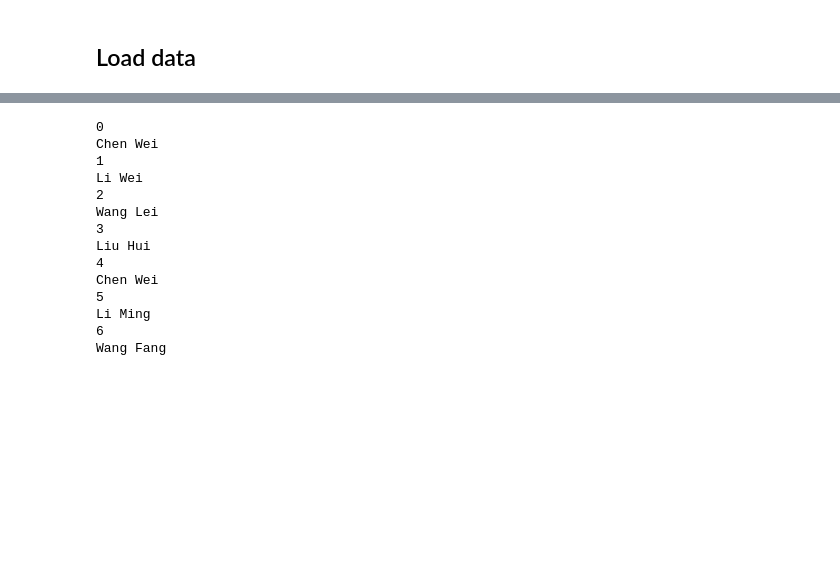
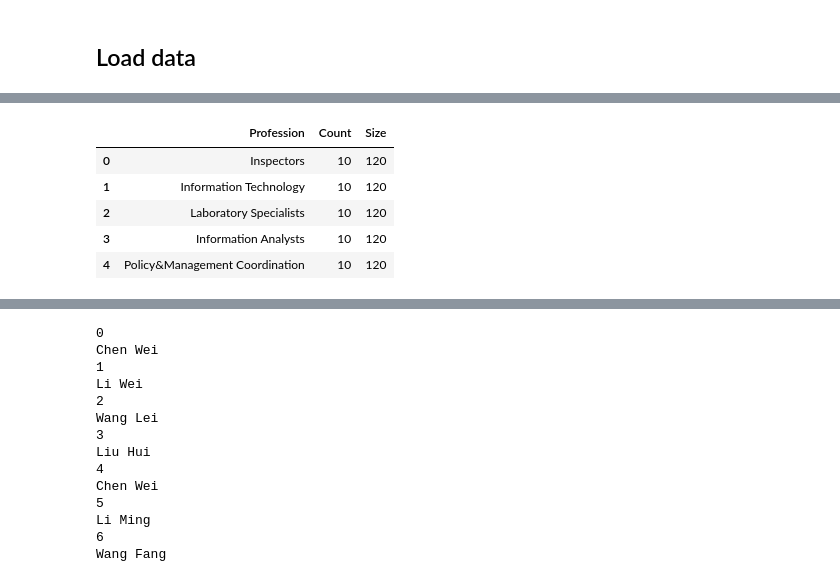
Before and after one commit to Esther-Guo/recruitment-tool, a Jupyter notebook: data_test.ipynb, the cells around one changed output, grey strips where cells are left out. Drawn from its saved outputs; the diff is of its cells as text; code cells hidden in the pictures; blank space fills up the shorter version.

```diff
--- a/data_test.ipynb
+++ b/data_test.ipynb
@@ -27,3 +25,7 @@ df_overview
 | 47 | 1048 | Rajesh Kumar | Male | Laboratory Specialists | India | IND | Chemistry | Academia | ... |
 | 48 | 1049 | Juliana Rodriguez | Female | Information Analysts | Brazil | BRA | Library Science | NGO | ... |
 | 49 | 1050 | Yousef Ahmed | Male | Policy&Management Coordination | Egypt | EGY | Public Administration | Government | ... |
+# %%
+profession_distribution = df_overview['IAEA Profession'].value_counts(sort=False)
+profession_list = profession_distribution.index.tolist()
+profession_list
@@ -29,0 +38,4 @@ df_overview
+# %%
+df_profession = profession_distribution.reset_index()
+df_profession.columns = ['Profession', 'Count']
+df_profession
@@ -30,3 +49,20 @@ df_overview
+# %%
+min_count, max_count = df_profession['Count'].min(), df_profession['Count'].max()
+range_min, range_max = 120, 200
+
+# Apply linear interpolation to map the counts to your desired range
+df_profession['Size'] = df_profession['Count'].apply(
+    lambda x: ((x - min_count) / (max_count - min_count)) * (range_max - range_min) + range_min
+    if max_count > min_count else range_min
+)
+df_profession
+# %% [output]
+|  | Profession | Count | Size |
+| 0 | Inspectors | 10 | 120 |
+| 1 | Information Technology | 10 | 120 |
+| 2 | Laboratory Specialists | 10 | 120 |
+| 3 | Information Analysts | 10 | 120 |
+| 4 | Policy&Management Coordination | 10 | 120 |
 # %%
 filtered_data = df_overview[(df_overview['Nationality'] == "China")].reset_index(drop=True)
 
```
Also changed, not shown: parts of 7 cells of this notebook, 3 other files.
